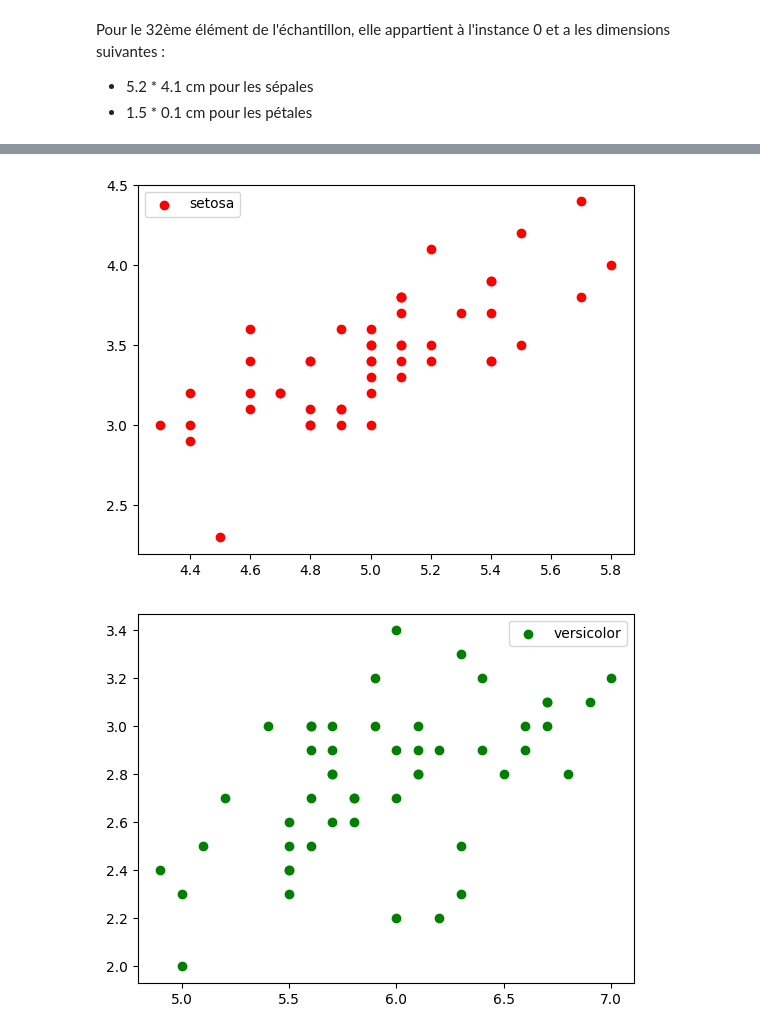
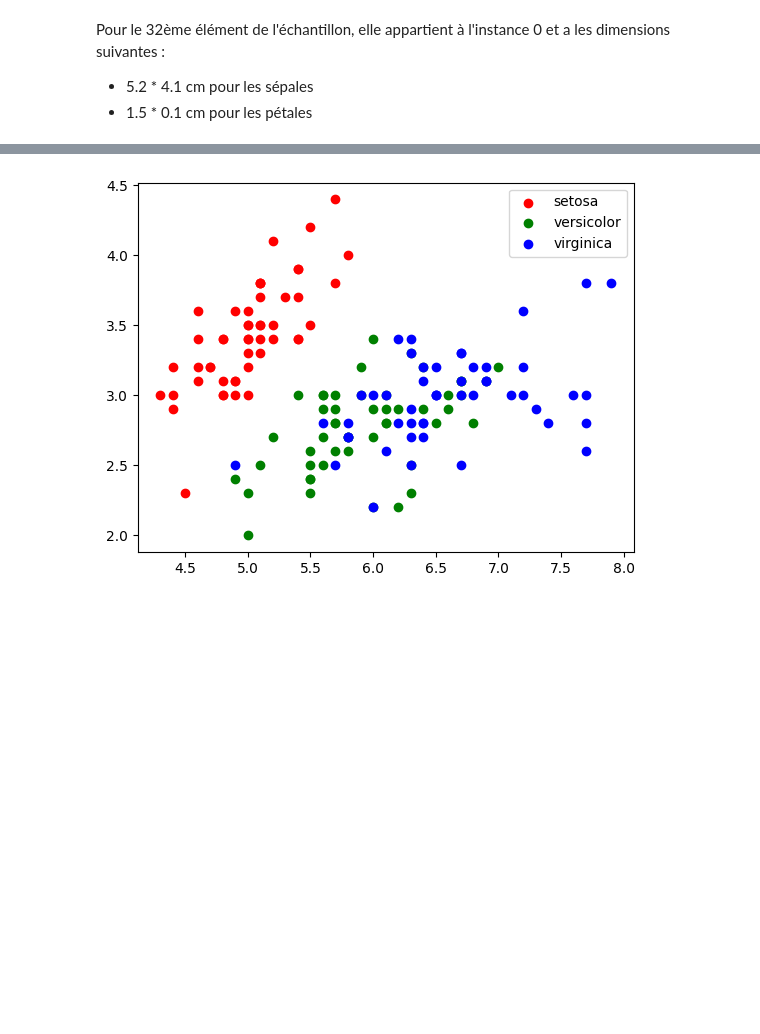
Before and after one commit to D-Rayven/word_embedding, a Jupyter notebook: tp_note.ipynb, the cells around one changed output, grey strips where cells are left out. Cells and saved outputs as stored; diff of their text form; code cells hidden in the pictures; blank space fills up the shorter version.

```diff
--- a/tp_note.ipynb
+++ b/tp_note.ipynb
@@ -276,16 +349,16 @@ Pour le 32ème élément de l'échantillon, elle appartient à l'instance 0 et a
 # %%
 import matplotlib
 import pylab as pl
+from itertools import cycle
 def plot_2D(data, target, target_names):
-    colors = "rgbcmykw" # cycle de couleurs
+    colors = cycle("rgbcmykw") # cycle de couleurs
     target_ids = range(len(target_names))
     pl.figure()
     for i, c, label in zip(target_ids, colors, target_names):
         pl.scatter(data[target == i, 0], data[target == i, 1], c=c, label=label)
-        pl.legend()
-        pl.show()
+    pl.legend()
+    pl.show()
 
 plot_2D(irisData.data, irisData.target, irisData.target_names)
 # %% [output]
-[figure, old version]
+[figure, new version]
-[figure, removed]
```
Also changed, not shown: parts of 11 cells of this notebook, 1 other file.
